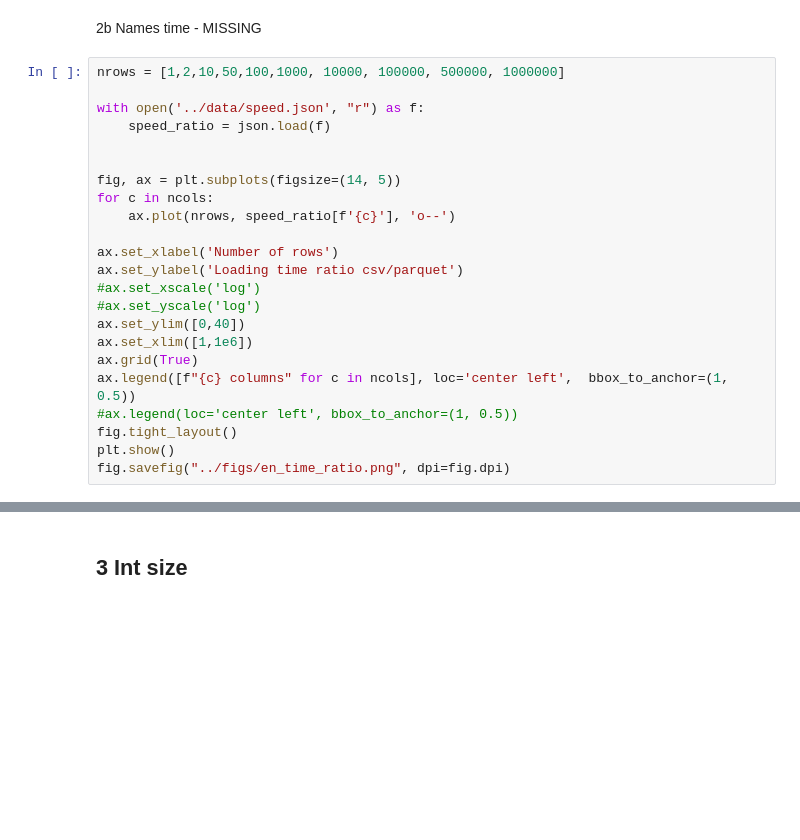
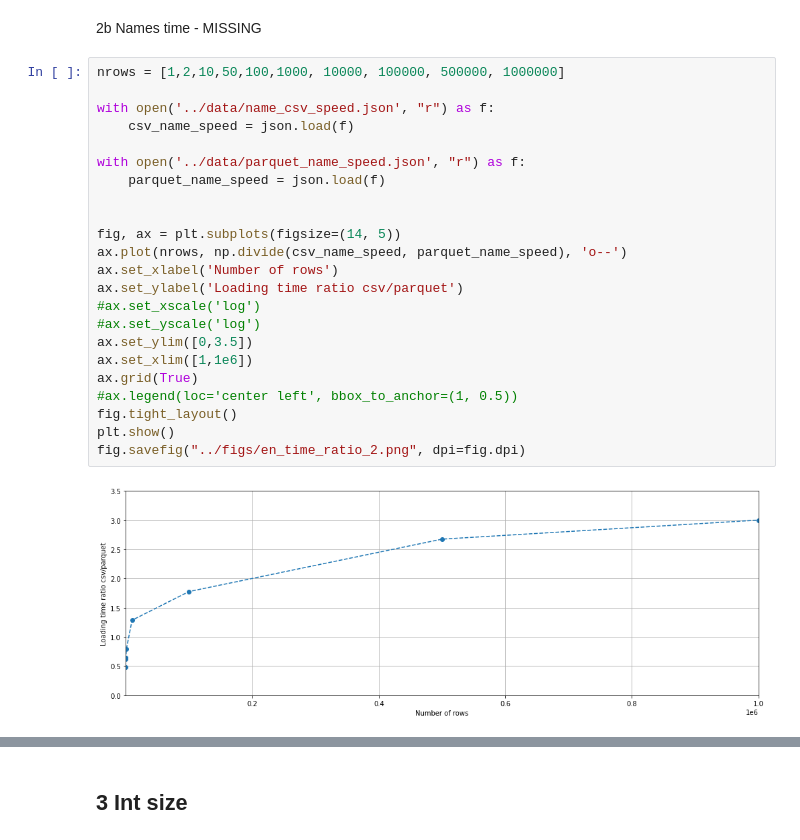
Before and after one commit to pbisaillon/csv_parquet, a Jupyter notebook: notebooks/graphs.ipynb, the cells around one changed output, grey strips where cells are left out. Saved outputs shown, nothing was run; the diff lists cells and outputs as text; blank space fills up the shorter version.

Commit message:
added time ratio

```diff
--- a/notebooks/graphs.ipynb
+++ b/notebooks/graphs.ipynb
@@ -167,23 +167,25 @@ fig.savefig("../figs/fr_size_2.png", dpi=fig.dpi)
 # %%
 nrows = [1,2,10,50,100,1000, 10000, 100000, 500000, 1000000]
 
-with open('../data/speed.json', "r") as f:
-    speed_ratio = json.load(f)
+with open('../data/name_csv_speed.json', "r") as f:
+    csv_name_speed = json.load(f)
+
+with open('../data/parquet_name_speed.json', "r") as f:
+    parquet_name_speed = json.load(f)
 
 
 fig, ax = plt.subplots(figsize=(14, 5))
-for c in ncols:
-    ax.plot(nrows, speed_ratio[f'{c}'], 'o--')
-
+ax.plot(nrows, np.divide(csv_name_speed, parquet_name_speed), 'o--')
 ax.set_xlabel('Number of rows')
 ax.set_ylabel('Loading time ratio csv/parquet')
 #ax.set_xscale('log')
 #ax.set_yscale('log')
-ax.set_ylim([0,40])
+ax.set_ylim([0,3.5])
 ax.set_xlim([1,1e6])
 ax.grid(True)
-ax.legend([f"{c} columns" for c in ncols], loc='center left',  bbox_to_anchor=(1, 0.5))
 #ax.legend(loc='center left', bbox_to_anchor=(1, 0.5))
 fig.tight_layout()
 plt.show()
-fig.savefig("../figs/en_time_ratio.png", dpi=fig.dpi)
+fig.savefig("../figs/en_time_ratio_2.png", dpi=fig.dpi)
+# %% [output]
+[figure, added]
```
Also changed, not shown: parts of 3 cells of this notebook, 6 other files.
